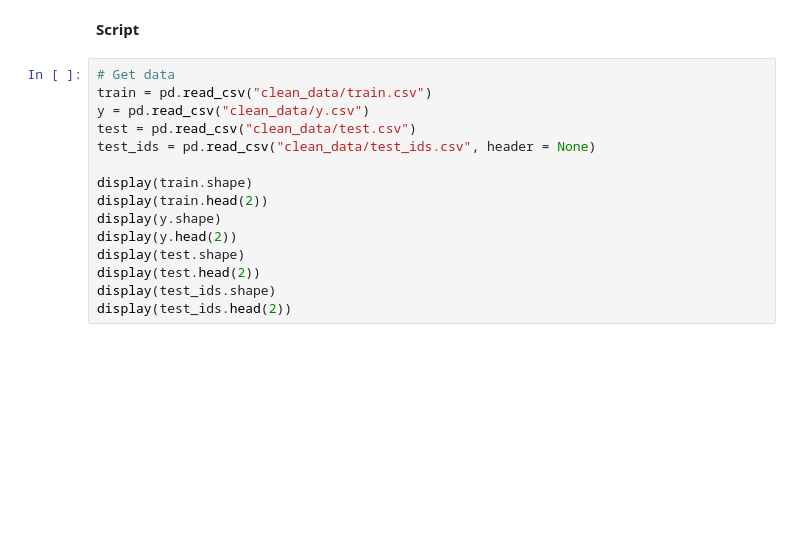
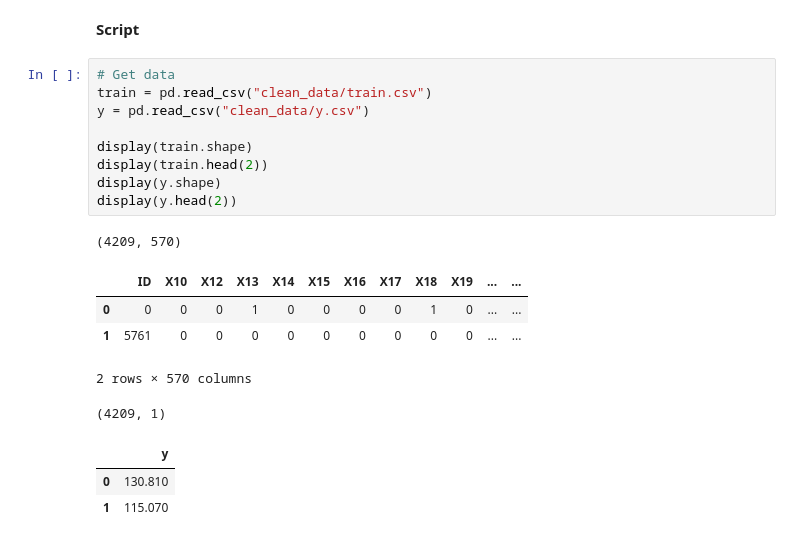
Before and after one commit to juliencohensolal/Merco, a Jupyter notebook: M_BO.ipynb, the cells around one changed output. Saved outputs shown, nothing was run; the diff lists cells and outputs as text; blank space fills up the shorter version.

```diff
--- a/M_BO.ipynb
+++ b/M_BO.ipynb
@@ -46,15 +198,19 @@ def runBO(model) :
 # %%
 # Get data
 train = pd.read_csv("clean_data/train.csv")
 y = pd.read_csv("clean_data/y.csv")
-test = pd.read_csv("clean_data/test.csv")
-test_ids = pd.read_csv("clean_data/test_ids.csv", header = None)
 
 display(train.shape)
 display(train.head(2))
 display(y.shape)
 display(y.head(2))
-display(test.shape)
-display(test.head(2))
-display(test_ids.shape)
-display(test_ids.head(2))
+# %% [output]
+(4209, 570)
+|  | ID | X10 | X12 | X13 | X14 | X15 | X16 | X17 | X18 | X19 | ... | ... |
+| 0 | 0 | 0 | 0 | 1 | 0 | 0 | 0 | 0 | 1 | 0 | ... | ... |
+| 1 | 5761 | 0 | 0 | 0 | 0 | 0 | 0 | 0 | 0 | 0 | ... | ... |
+2 rows × 570 columns
+(4209, 1)
+|  | y |
+| 0 | 130.810 |
+| 1 | 115.070 |
```
Also changed, not shown: parts of 8 cells of this notebook, 3 other files.
